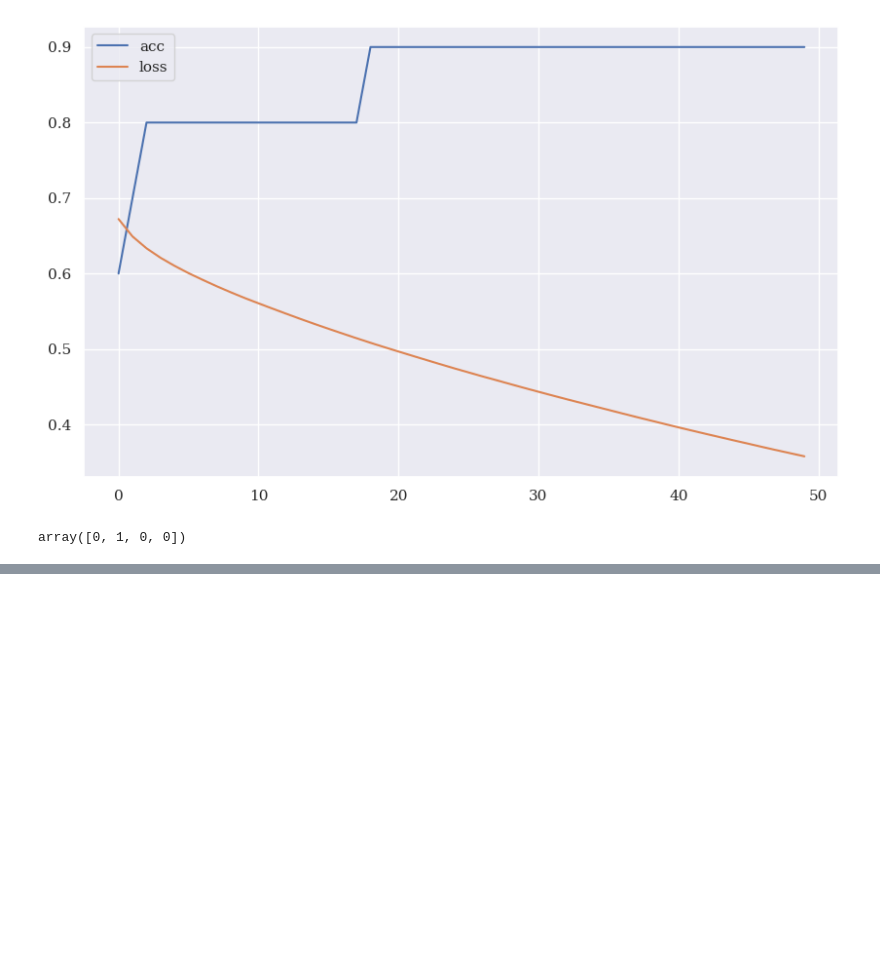
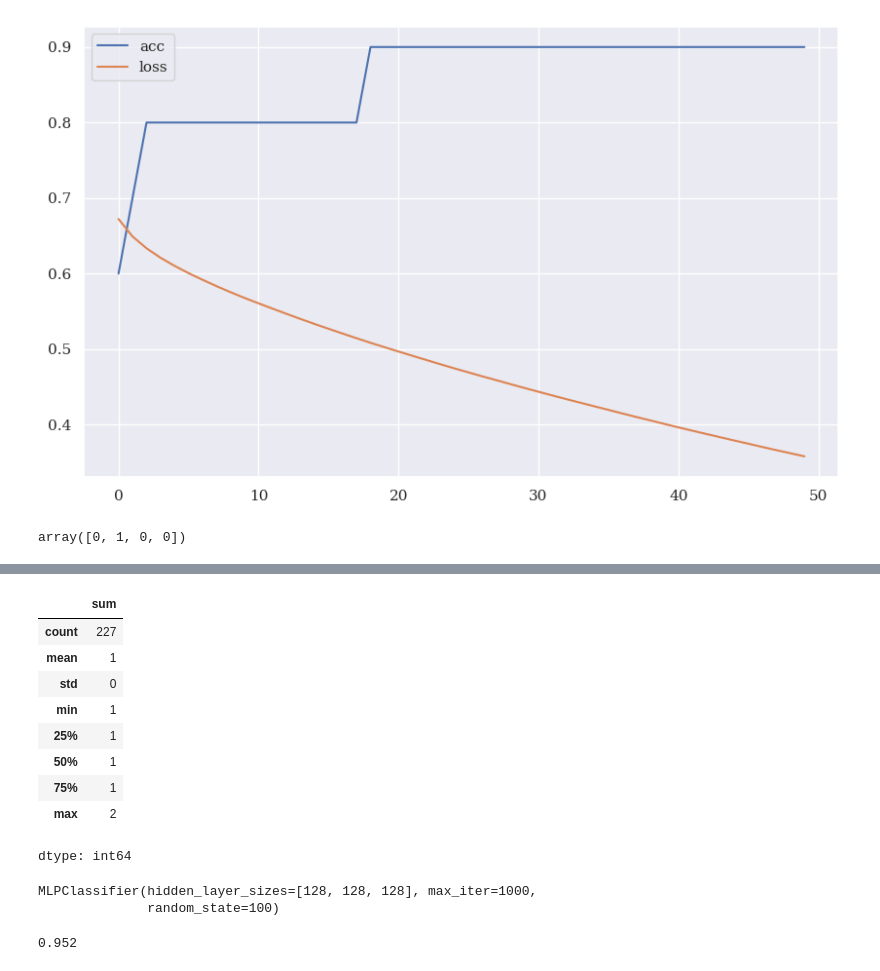
Before and after one commit to ggalarza1/AI_Finance, a Jupyter notebook: AI_finance.ipynb, the cells around one changed output, grey strips where cells are left out. Saved outputs shown, nothing was run; the diff lists cells and outputs as text; code cells hidden in the pictures; blank space fills up the shorter version.

```diff
--- a/AI_finance.ipynb
+++ b/AI_finance.ipynb
@@ -356,0 +411,13 @@ array([0, 1, 0, 0])
+# %%
+freq['sum'].describe().astype(int)
+# %% [output]
+|  | sum |
+| count | 227 |
+| mean | 1 |
+| std | 0 |
+| min | 1 |
+| 25% | 1 |
+| 50% | 1 |
+| 75% | 1 |
+| max | 2 |
+dtype: int64
@@ -356,0 +429,10 @@ array([0, 1, 0, 0])
+# %%
+model.fit(data[fcols],data['l'])
+MLPClassifier(hidden_layer_sizes=[128,128,128], max_iter=1000, random_state=100)
+# %% [output]
+MLPClassifier(hidden_layer_sizes=[128, 128, 128], max_iter=1000,
+              random_state=100)
+# %%
+accuracy_score(data['l'],model.predict(data[fcols]))
+# %% [output]
+0.952
```
Also changed, not shown: parts of 14 cells of this notebook.
